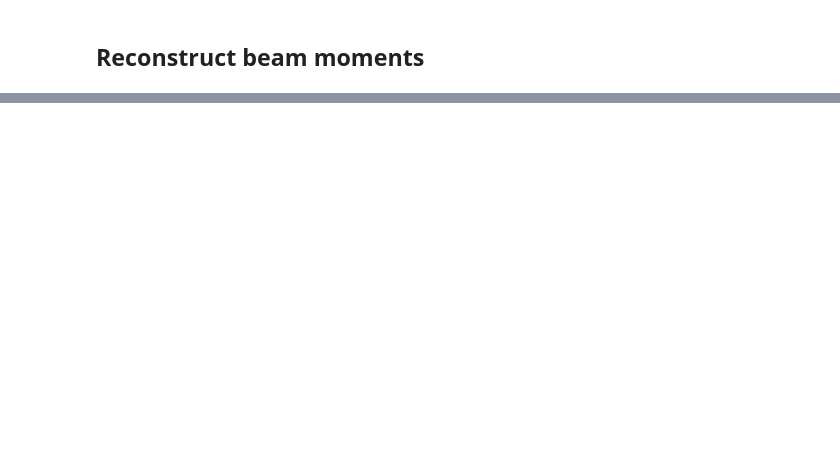
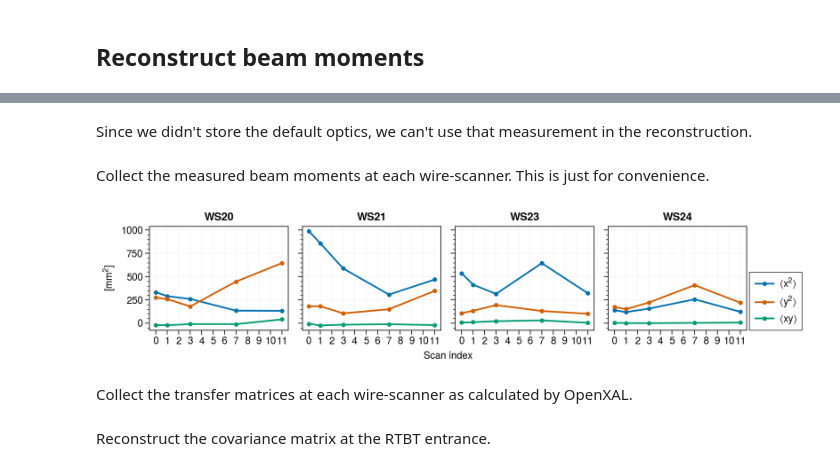
Before and after one commit to austin-hoover/emittance-measurement, a Jupyter notebook: rtbt_emittance_scan/_saved/2021-05-31/analysis.ipynb, the cells around one changed output, grey strips where cells are left out. Cells and saved outputs as stored; diff of their text form; code cells hidden in the pictures; blank space fills up the shorter version.

```diff
--- a/rtbt_emittance_scan/_saved/2021-05-31/analysis.ipynb
+++ b/rtbt_emittance_scan/_saved/2021-05-31/analysis.ipynb
@@ -350,7 +351,0 @@ Perform least-squares fit.
-# %%
-fig, ax = plot.subplots(figsize=(5, 2))
-plt_kws = dict(marker='o', ms=3)
-ax.plot(moments[:, 0], **plt_kws)
-ax.plot(moments[:, 1], **plt_kws)
-ax.plot(moments[:, 2], **plt_kws)
-ax.format(ylabel=r'[mm$^2$]', xticks=range(len(moments)), xtickminor=False)
@@ -368,0 +363,6 @@ Well, that's not good. I'm not sure what's wrong. Why is $\langle{xy}\rangle$ no
+# %%
+def get_sig_xy(sig_xx, sig_yy, sig_uu, diag_wire_angle):
+    phi = np.radians(90.0) + diag_wire_angle
+    sin, cos = np.sin(phi), np.cos(phi)
+    sig_xy = (sig_uu - sig_xx*(cos**2) - sig_yy*(sin**2)) / (2 * sin * cos)
+    return sig_xy
@@ -368,0 +371,31 @@ Well, that's not good. I'm not sure what's wrong. Why is $\langle{xy}\rangle$ no
+# %% [markdown]
+Since we didn't store the default optics, we can't use that measurement in the reconstruction.
+# %%
+measurements = measurements[:-1]
+# %% [markdown]
+Collect the measured beam moments at each wire-scanner. This is just for convenience.
+# %%
+moments = {ws_id: [] for ws_id in ws_ids}
+for ws_id in ws_ids:
+    for measurement in measurements:
+        profile = measurement[ws_id]
+        sig_xx = profile.get_param('Sigma', dim='x')**2
+        sig_yy = profile.get_param('Sigma', dim='y')**2
+        sig_uu = profile.get_param('Sigma', dim='u')**2
+        sig_xy = get_sig_xy(sig_xx, sig_yy, sig_uu, diag_wire_angle)
+        moments[ws_id].append([sig_xx, sig_yy, sig_xy])
+    moments[ws_id] = np.array(moments[ws_id])
+# %%
+fig, axes = plot.subplots(ncols=4, figsize=(9, 2))
+plt_kws = dict(marker='.')
+for ws_id, ax in zip(ws_ids, axes):
+    ax.plot(scan_indices, moments[ws_id][:, 0], **plt_kws)
+    ax.plot(scan_indices, moments[ws_id][:, 1], **plt_kws)
+    ax.plot(scan_indices, moments[ws_id][:, 2], **plt_kws)
+axes.format(ylabel=r'[mm$^2$]', xlabel='Scan index', xtickminor=False, xticks=range(12), toplabels=ws_ids)
+ax.legend(labels=[r'$\langle{x^2}\rangle$', r'$\langle{y^2}\rangle$', r'$\langle{xy}\rangle$'],
+          ncols=1, loc=(1.02, 0));
+# %% [output]
+[figure, added]
+# %% [markdown]
+Collect the transfer matrices at each wire-scanner as calculated by OpenXAL.
@@ -368,0 +411,2 @@ Well, that's not good. I'm not sure what's wrong. Why is $\langle{xy}\rangle$ no
+# %% [markdown]
+Reconstruct the covariance matrix at the RTBT entrance.
```
Also changed, not shown: parts of 70 cells of this notebook, 2 other files.
